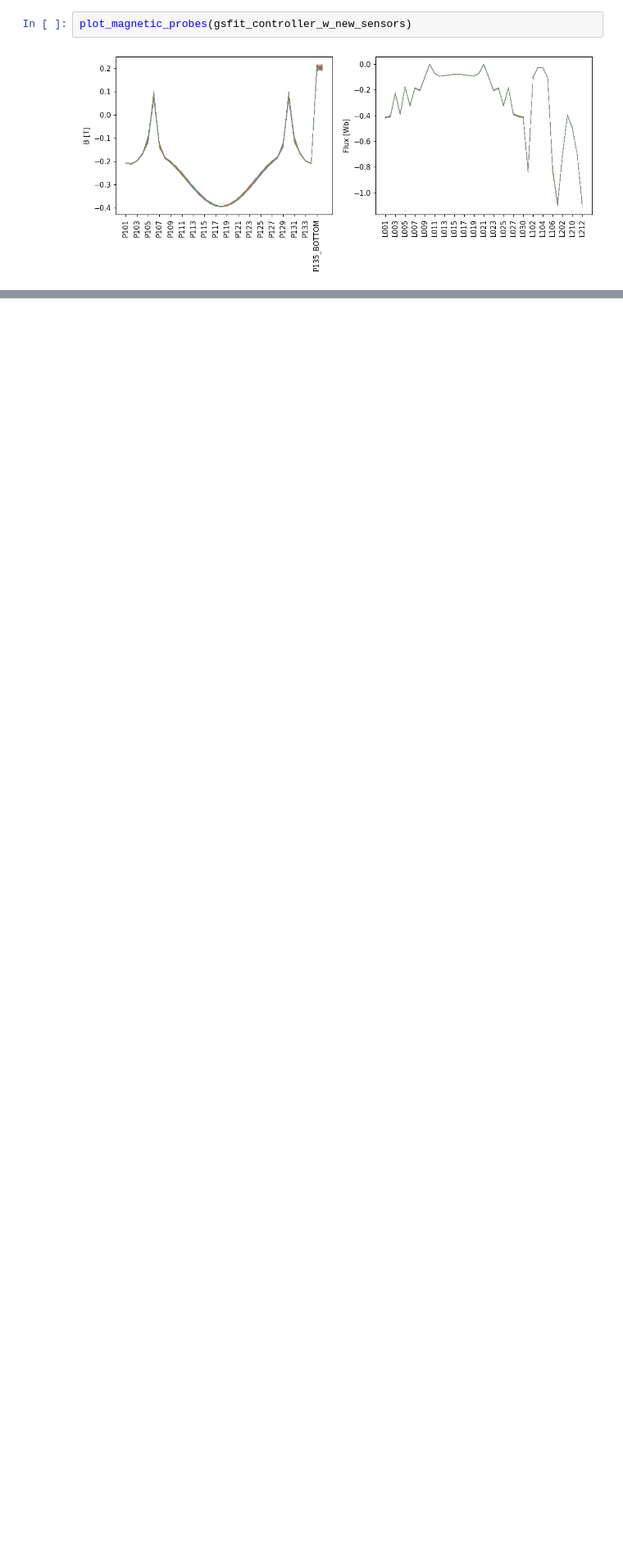
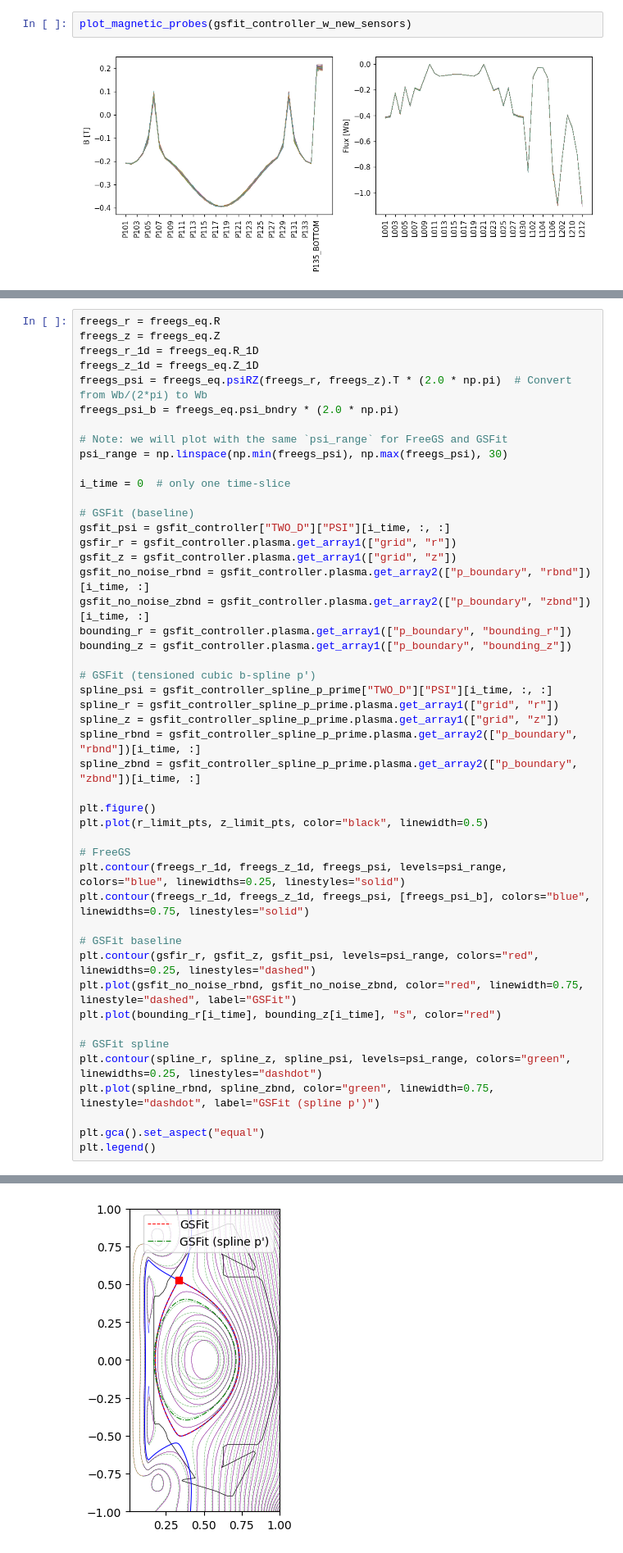
Before and after one commit to tokamak-energy/gsfit, a Jupyter notebook: examples/example_04_st40_with_synthetic_data_from_freegs.ipynb, the cells around one changed output, grey strips where cells are left out. Shown at 82% size. Saved outputs shown, nothing was run; the diff lists cells and outputs as text; blank space fills up the shorter version.

```diff
--- a/examples/example_04_st40_with_synthetic_data_from_freegs.ipynb
+++ b/examples/example_04_st40_with_synthetic_data_from_freegs.ipynb
@@ -634,0 +693,48 @@ plot_equilibrium(gsfit_controller_w_new_sensors, plot_color="blue", ax=ax)
+# %%
+freegs_r = freegs_eq.R
+freegs_z = freegs_eq.Z
+freegs_r_1d = freegs_eq.R_1D
+freegs_z_1d = freegs_eq.Z_1D
+freegs_psi = freegs_eq.psiRZ(freegs_r, freegs_z).T * (2.0 * np.pi)  # Convert from Wb/(2*pi) to Wb
+freegs_psi_b = freegs_eq.psi_bndry * (2.0 * np.pi)
+
+# Note: we will plot with the same `psi_range` for FreeGS and GSFit
+psi_range = np.linspace(np.min(freegs_psi), np.max(freegs_psi), 30)
+
+i_time = 0  # only one time-slice
+
+# GSFit (baseline)
+gsfit_psi = gsfit_controller["TWO_D"]["PSI"][i_time, :, :]
+gsfir_r = gsfit_controller.plasma.get_array1(["grid", "r"])
+gsfit_z = gsfit_controller.plasma.get_array1(["grid", "z"])
+gsfit_no_noise_rbnd = gsfit_controller.plasma.get_array2(["p_boundary", "rbnd"])[i_time, :]
+gsfit_no_noise_zbnd = gsfit_controller.plasma.get_array2(["p_boundary", "zbnd"])[i_time, :]
+bounding_r = gsfit_controller.plasma.get_array1(["p_boundary", "bounding_r"])
+bounding_z = gsfit_controller.plasma.get_array1(["p_boundary", "bounding_z"])
+
+# GSFit (tensioned cubic b-spline p')
+spline_psi = gsfit_controller_spline_p_prime["TWO_D"]["PSI"][i_time, :, :]
+spline_r = gsfit_controller_spline_p_prime.plasma.get_array1(["grid", "r"])
+spline_z = gsfit_controller_spline_p_prime.plasma.get_array1(["grid", "z"])
+spline_rbnd = gsfit_controller_spline_p_prime.plasma.get_array2(["p_boundary", "rbnd"])[i_time, :]
+spline_zbnd = gsfit_controller_spline_p_prime.plasma.get_array2(["p_boundary", "zbnd"])[i_time, :]
+
+plt.figure()
+plt.plot(r_limit_pts, z_limit_pts, color="black", linewidth=0.5)
+
+# FreeGS
+plt.contour(freegs_r_1d, freegs_z_1d, freegs_psi, levels=psi_range, colors="blue", linewidths=0.25, linestyles="solid")
+plt.contour(freegs_r_1d, freegs_z_1d, freegs_psi, [freegs_psi_b], colors="blue", linewidths=0.75, linestyles="solid")
+
+# GSFit baseline
+plt.contour(gsfir_r, gsfit_z, gsfit_psi, levels=psi_range, colors="red", linewidths=0.25, linestyles="dashed")
+plt.plot(gsfit_no_noise_rbnd, gsfit_no_noise_zbnd, color="red", linewidth=0.75, linestyle="dashed", label="GSFit")
+plt.plot(bounding_r[i_time], bounding_z[i_time], "s", color="red")
+
+# GSFit spline
+plt.contour(spline_r, spline_z, spline_psi, levels=psi_range, colors="green", linewidths=0.25, linestyles="dashdot")
+plt.plot(spline_rbnd, spline_zbnd, color="green", linewidth=0.75, linestyle="dashdot", label="GSFit (spline p')")
+
+plt.gca().set_aspect("equal")
+plt.legend()
+# %% [output]
@@ -634,0 +742 @@ plot_equilibrium(gsfit_controller_w_new_sensors, plot_color="blue", ax=ax)
+[figure, added]
```
Also changed, not shown: parts of 8 cells of this notebook, 33 other files.
